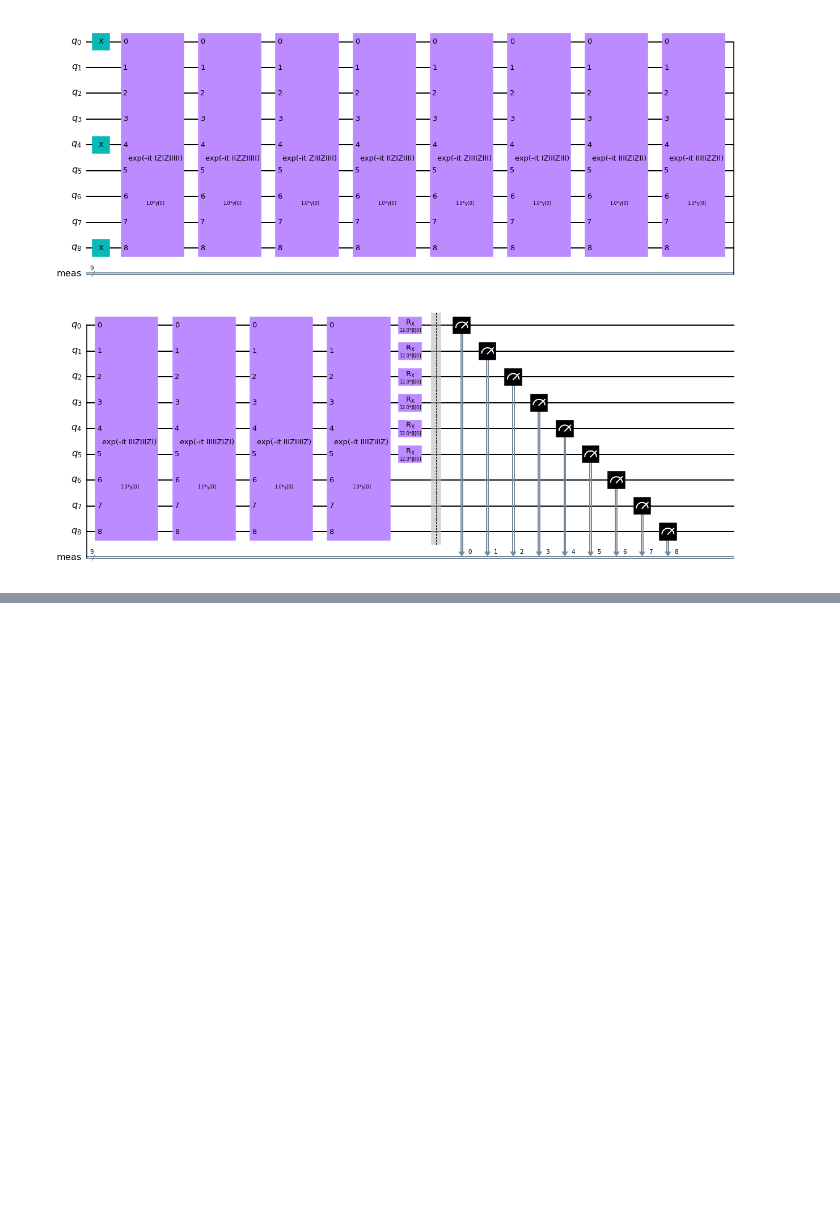
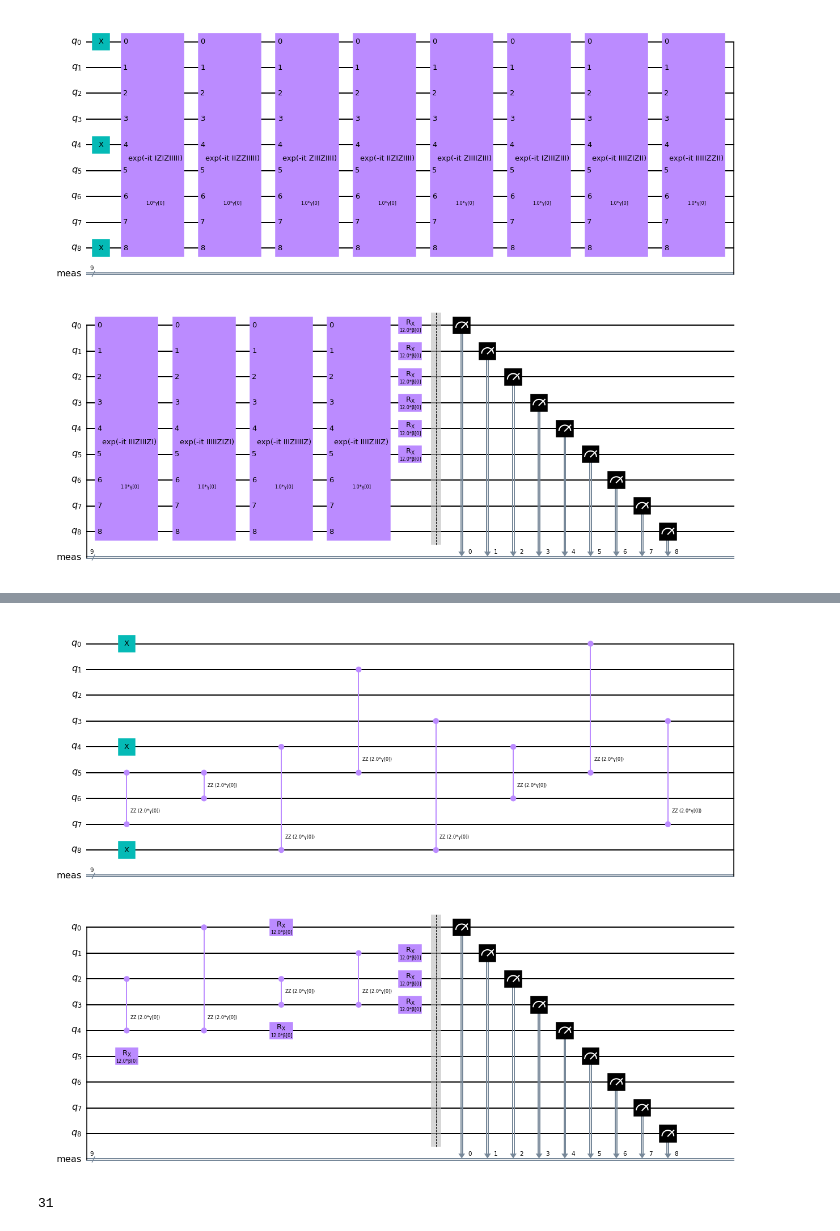
Before and after one commit to simondobers/quantum_alternating_operator, a Jupyter notebook: Untitled.ipynb, the cells around one changed output, grey strips where cells are left out. Drawn from its saved outputs; the diff is of its cells as text; code cells hidden in the pictures; blank space fills up the shorter version.

```diff
--- a/Untitled.ipynb
+++ b/Untitled.ipynb
@@ -63 +106,9 @@ def create_qaoa_circ(G,theta)
+# %%
+qc.draw('mpl')
+# %% [output]
+[figure, added]
+# %%
+len(qc)
+# %% [output]
+31
 # %%
```
Also changed, not shown: parts of 16 cells of this notebook.
